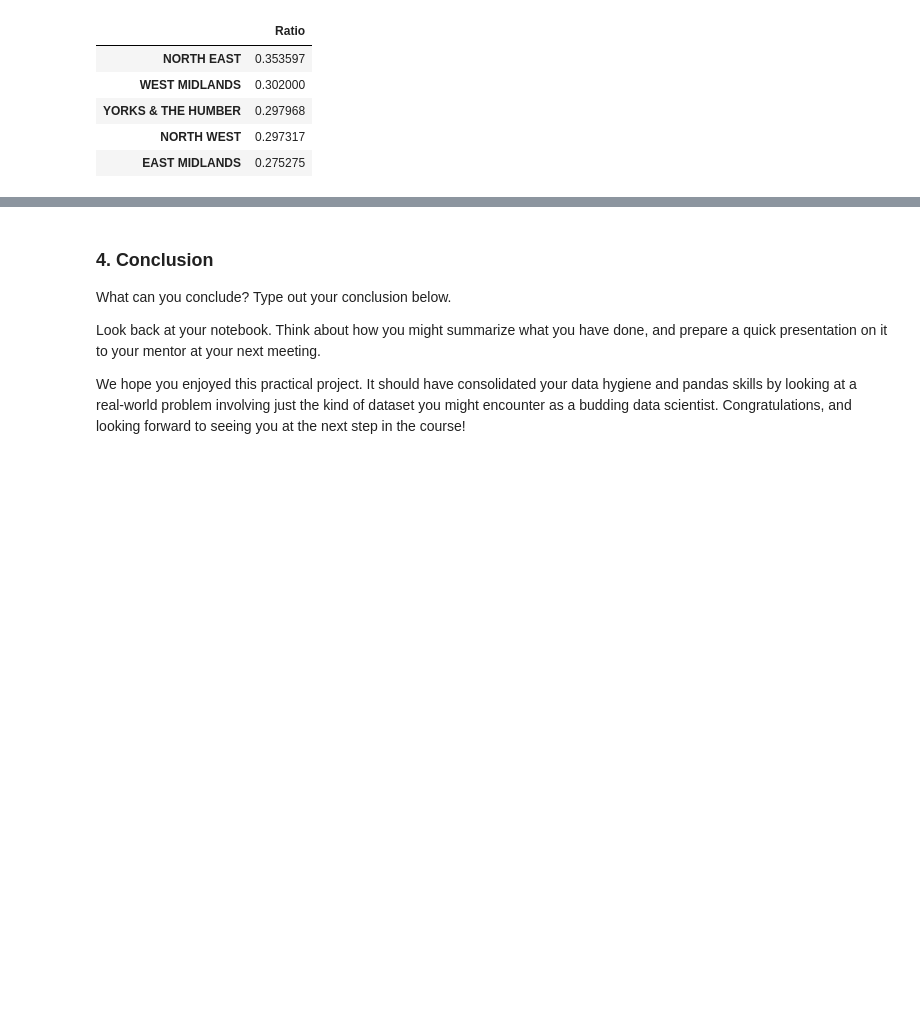
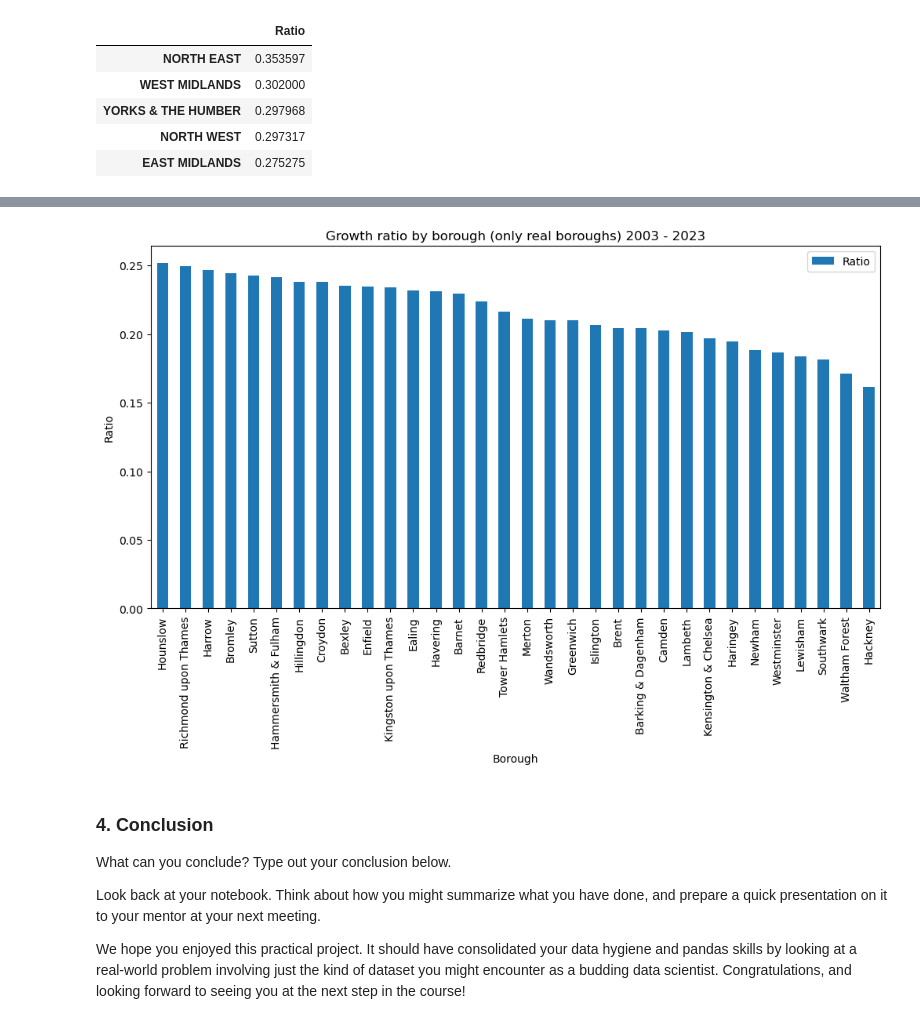
Before and after one commit to DiegoMZD/SpringboardFiles, a Jupyter notebook: Unit 4 Challenge - Tier 3.ipynb, the cells around one changed output, grey strips where cells are left out. Cells and saved outputs as stored; diff of their text form; code cells hidden in the pictures; blank space fills up the shorter version.

```diff
--- a/Unit 4 Challenge - Tier 3.ipynb
+++ b/Unit 4 Challenge - Tier 3.ipynb
@@ -354,3 +360,20 @@ plt.show()
+# %%
+results2023 = {}
+for borough in boroughs:
+    results2023[borough] = create_price_ratio(dfg[dfg['London_Borough']== borough], 2023)
+df_results2023 = pd.DataFrame(results.values(), results.keys(), columns = ['Ratio'])
+df_results2023 = df_results.sort_values('Ratio', ascending = False)
+df_results2023['no_borough'] = df_results2023.index.map(lambda x: x in no_boroughs)
+df_results2023 = df_results2023.query('no_borough == False')
+
+ax = df_results2023.plot(kind='bar')
+ax.figure.set_size_inches(12, 6)
+plt.title('Growth ratio by borough (only real boroughs) 2003 - 2023')
+plt.xlabel('Borough')
+plt.ylabel('Ratio')
+plt.show()
+# %% [output]
+[figure, added]
 # %% [markdown]
 ### 4. Conclusion
 What can you conclude? Type out your conclusion below.
```
Also changed, not shown: parts of 5 cells of this notebook.
